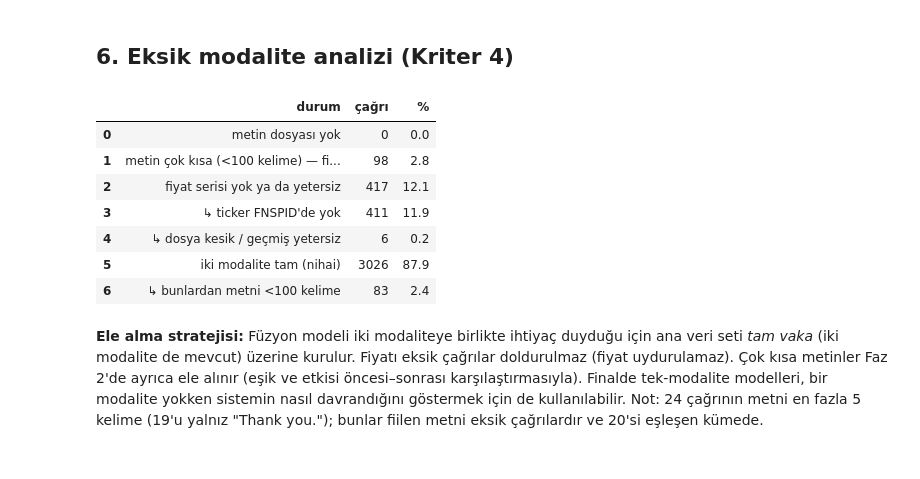
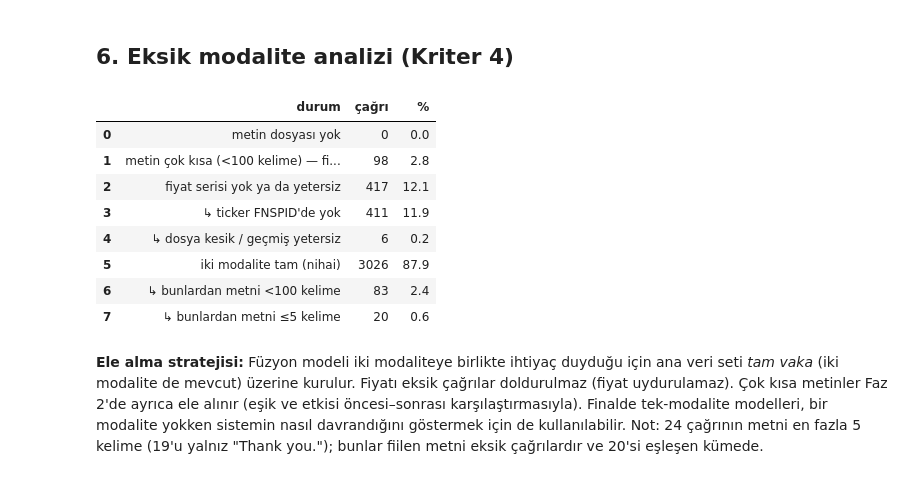
Before and after one commit to emirhanok1/kazanc-oynaklik, a Jupyter notebook: notebooks/01_veri_edinme_eslestirme.ipynb, the cells around one changed output. Drawn from its saved outputs; the diff is of its cells as text; code cells hidden in the pictures.

```diff
--- a/notebooks/01_veri_edinme_eslestirme.ipynb
+++ b/notebooks/01_veri_edinme_eslestirme.ipynb
@@ -743,24 +752,26 @@ Eşiğin iki yanındaki çağrıların v farkı: 0.00014 (eşik -3.6096)
 # %%
 eksik = pd.DataFrame([
     {"durum": "metin dosyası yok", "çağrı": int((cagrilar.n_cumle == 0).sum())},
     {"durum": "metin çok kısa (<100 kelime) — fiilen zayıf metin", "çağrı": int((cagrilar.n_kelime < 100).sum())},
     {"durum": "fiyat serisi yok ya da yetersiz", "çağrı": len(cagrilar) - len(eslesen)},
     {"durum": "  ↳ ticker FNSPID'de yok", "çağrı": int((durum.durum == "ticker fiyat verisinde yok").sum())},
     {"durum": "  ↳ dosya kesik / geçmiş yetersiz", "çağrı": int(durum.durum.isin(sira[1:]).sum())},
     {"durum": "iki modalite tam (nihai)", "çağrı": len(eslesen)},
     {"durum": "  ↳ bunlardan metni <100 kelime", "çağrı": int((tablo.n_kelime < 100).sum())},
+    {"durum": "  ↳ bunlardan metni ≤5 kelime", "çağrı": int((tablo.n_kelime <= 5).sum())},
 ])
 eksik["%"] = (100 * eksik["çağrı"] / len(cagrilar)).round(1)
 eksik
 # %% [output]
 |  | durum | çağrı | % |
 | 0 | metin dosyası yok | 0 | 0.0 |
 | 1 | metin çok kısa (<100 kelime) — fi... | 98 | 2.8 |
 | 2 | fiyat serisi yok ya da yetersiz | 417 | 12.1 |
 | 3 | ↳ ticker FNSPID'de yok | 411 | 11.9 |
 | 4 | ↳ dosya kesik / geçmiş yetersiz | 6 | 0.2 |
 | 5 | iki modalite tam (nihai) | 3026 | 87.9 |
 | 6 | ↳ bunlardan metni <100 kelime | 83 | 2.4 |
+| 7 | ↳ bunlardan metni ≤5 kelime | 20 | 0.6 |
 # %% [markdown]
 **Ele alma stratejisi:** Füzyon modeli iki modaliteye birlikte ihtiyaç duyduğu için ana veri seti *tam vaka* (iki modalite
 de mevcut) üzerine kurulur. Fiyatı eksik çağrılar doldurulmaz (fiyat uydurulamaz). Çok kısa metinler Faz 2'de ayrıca
```
Also changed, not shown: parts of 9 cells of this notebook, 12 other files.
